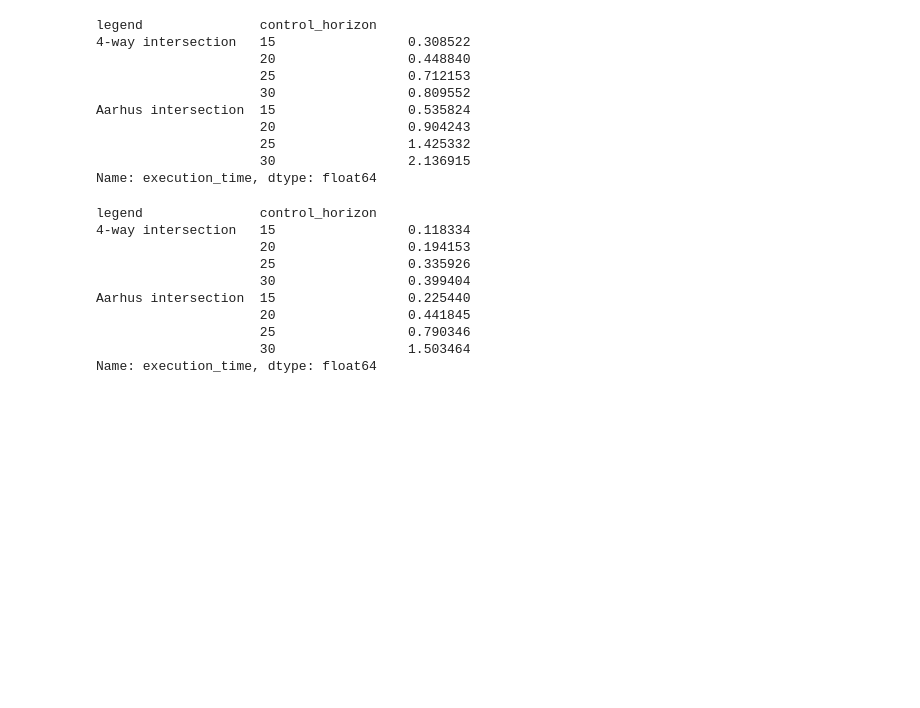
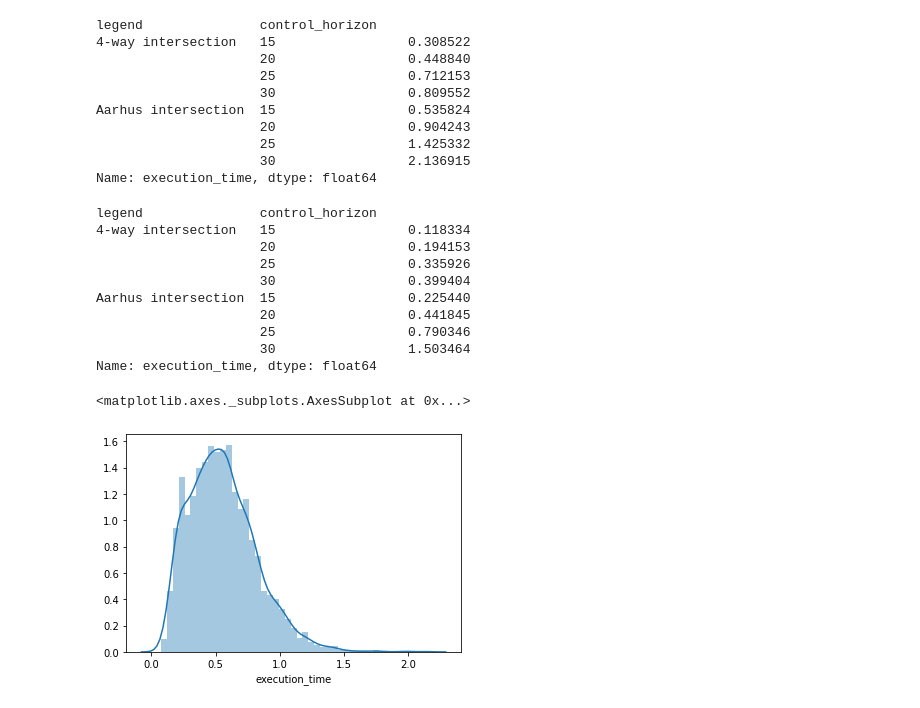
Before and after one commit to Zinoex/siren, a Jupyter notebook: siren/analysis/tripinfo.ipynb, the cells around one changed output. Saved outputs shown, nothing was run; the diff lists cells and outputs as text; code cells hidden in the pictures; blank space fills up the shorter version.

```diff
--- a/siren/analysis/tripinfo.ipynb
+++ b/siren/analysis/tripinfo.ipynb
@@ -330,3 +334,8 @@ Aarhus intersection  15                 0.225440
                      25                 0.790346
                      30                 1.503464
 Name: execution_time, dtype: float64
+# %%
+sns.distplot(timings[timings['path'] == 'aarhus_demo2']['execution_time'])
+# %% [output]
+<matplotlib.axes._subplots.AxesSubplot at 0x...>
+[figure, added]
```
Also changed, not shown: parts of 3 cells of this notebook, 1 other file.
